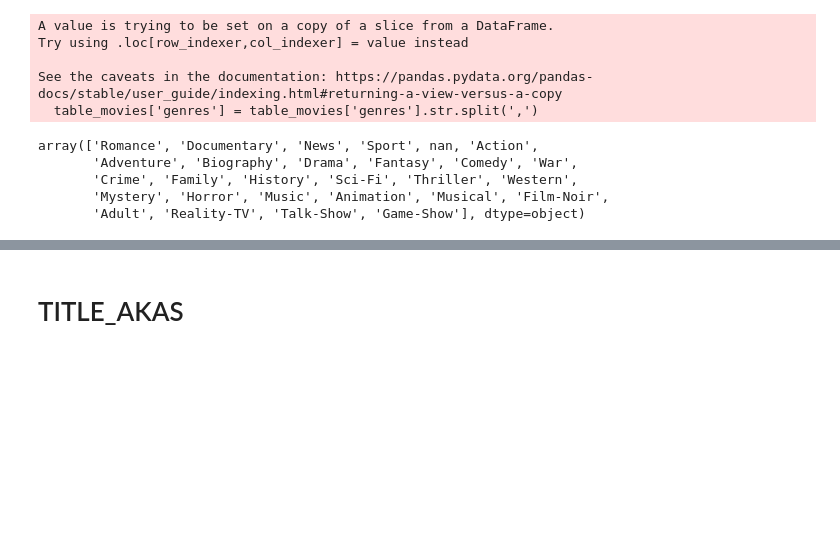
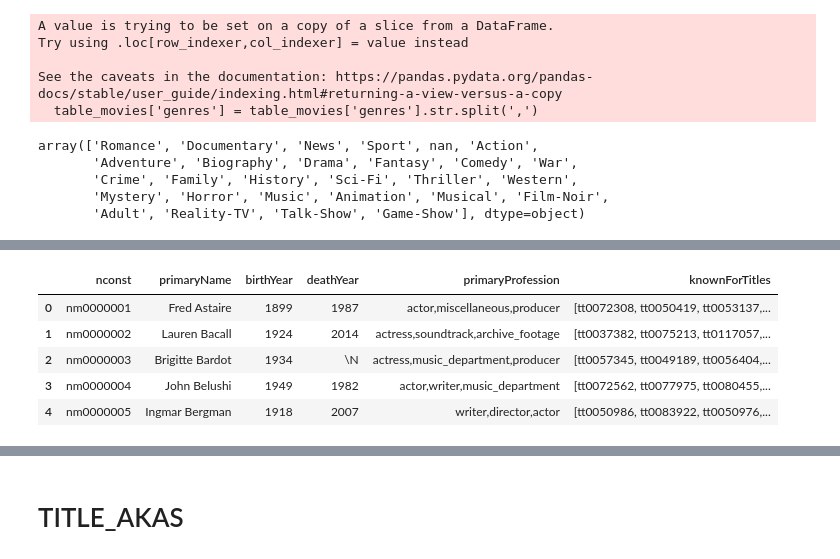
Before and after one commit to Patrick-NII/Projet-Data-IA, a Jupyter notebook: notebook_lua.ipynb, the cells around one changed output, grey strips where cells are left out. Saved outputs shown, nothing was run; the diff lists cells and outputs as text; code cells hidden in the pictures; blank space fills up the shorter version.

```diff
--- a/notebook_lua.ipynb
+++ b/notebook_lua.ipynb
@@ -99,0 +87,2 @@ array(['Romance', 'Documentary', 'News', 'Sport', nan, 'Action',
+# %%
+name_basics = pd.read_csv("/Users/lua/wild/project2/dataset_projet2/name.basics.tsv", sep='\t')
@@ -99,0 +98,10 @@ array(['Romance', 'Documentary', 'News', 'Sport', nan, 'Action',
+# %%
+name_basics_expanded = name_basics.assign(knownForTitles=name_basics['knownForTitles'].str.split(','))
+name_basics_expanded.head()
+# %% [output]
+|  | nconst | primaryName | birthYear | deathYear | primaryProfession | knownForTitles |
+| 0 | nm0000001 | Fred Astaire | 1899 | 1987 | actor,miscellaneous,producer | [tt0072308, tt0050419, tt0053137,... |
+| 1 | nm0000002 | Lauren Bacall | 1924 | 2014 | actress,soundtrack,archive_footage | [tt0037382, tt0075213, tt0117057,... |
+| 2 | nm0000003 | Brigitte Bardot | 1934 | \N | actress,music_department,producer | [tt0057345, tt0049189, tt0056404,... |
+| 3 | nm0000004 | John Belushi | 1949 | 1982 | actor,writer,music_department | [tt0072562, tt0077975, tt0080455,... |
+| 4 | nm0000005 | Ingmar Bergman | 1918 | 2007 | writer,director,actor | [tt0050986, tt0083922, tt0050976,... |
```
Also changed, not shown: parts of 36 cells of this notebook.
